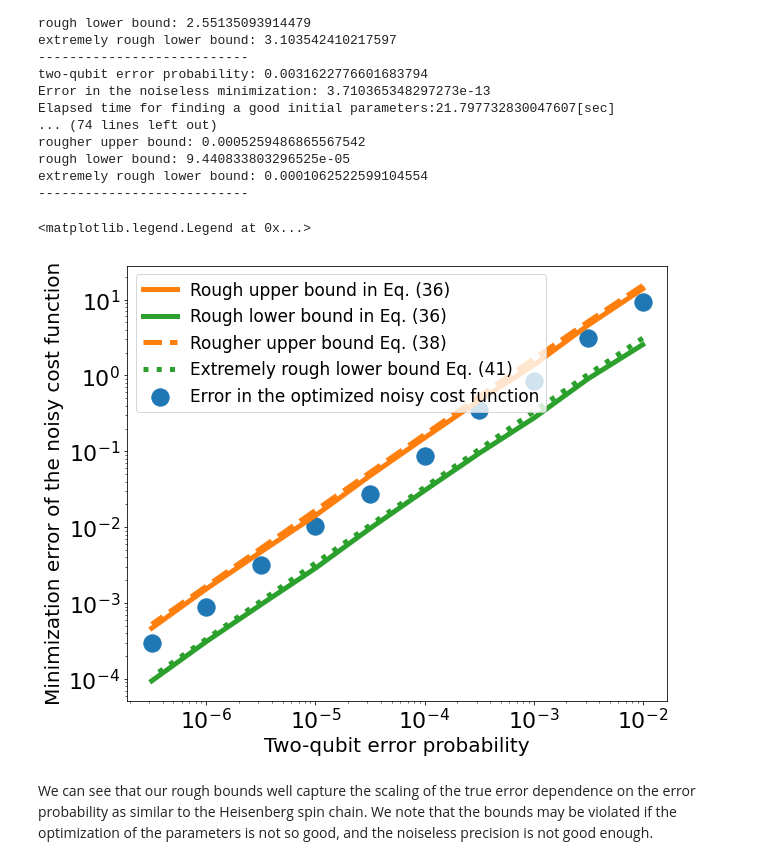
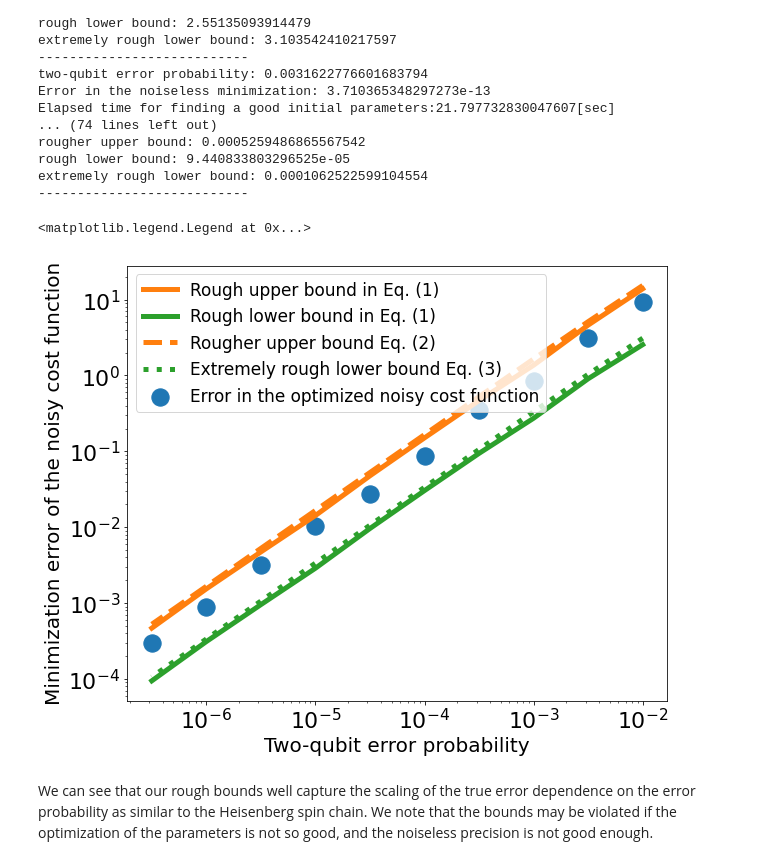
Before and after one commit to kosukeitos/VQA_Error_Bounds, a Jupyter notebook: Error_bounds.ipynb, the cells around one changed output. Saved outputs shown, nothing was run; the diff lists cells and outputs as text; code cells hidden in the pictures.

```diff
--- a/Error_bounds.ipynb
+++ b/Error_bounds.ipynb
@@ -310,14 +337,16 @@ fig, axes = plt.subplots(1, 1, figsize = (10, 8))
 noise_rate_list = np.array(noise_rate_list)
 
 axes.scatter(noise_rate_list, error_list_H, label="Error in the optimized noisy cost function", s=300)
-axes.plot(noise_rate_list, UB_list_H, label="Rough upper bound in Eq. (36)", color = 'tab:orange', lw = 5)
-axes.plot(noise_rate_list, LB_list_H, label="Rough lower bound in Eq. (36)", color = 'tab:green', lw = 5)
-axes.plot(noise_rate_list, UB_rougher_list_H, label="Rougher upper bound Eq. (38)", color = 'tab:orange', lw = 5, linestyle = 'dashed')
-axes.plot(noise_rate_list, LB_extr_list_H, label="Extremely rough lower bound Eq. (41)", color = 'tab:green', linestyle = 'dotted', lw = 5)
+axes.plot(noise_rate_list, UB_list_H, label="Rough upper bound in Eq. (1)", color = 'tab:orange', lw = 5)
+axes.plot(noise_rate_list, UB_norm_list, label="Rough upper bound in Eq. (1) using norm", color = 'tab:red', lw = 5)
+axes.plot(noise_rate_list, LB_list_H, label="Rough lower bound in Eq. (1)", color = 'tab:green', lw = 5)
+axes.plot(noise_rate_list, UB_rougher_list_H, label="Rougher upper bound Eq. (2)", color = 'tab:orange', lw = 5, linestyle = 'dashed')
+axes.plot(noise_rate_list, UB_rougher_norm_list, label="Rougher upper bound Eq. (2) using norm", color = 'tab:red', lw = 5, linestyle = 'dashed')
+axes.plot(noise_rate_list, LB_extr_list_H, label="Extremely rough lower bound Eq. (3)", color = 'tab:green', linestyle = 'dotted', lw = 5)
 
 plt.xticks(fontsize=22)
 plt.yticks(fontsize=22)
-plt.rc('legend',fontsize=17)
+plt.rc('legend',fontsize=15)
 
 axes.set_yscale('log')
 axes.set_xscale('log')
@@ -610,31 +640,31 @@ extremely rough lower bound: 0.0001062522599104554
 # %%
 fig, axes = plt.subplots(1, 1, figsize = (10, 8))
 
 
 noise_rate_list = np.array(noise_rate_list)
 
 axes.scatter(noise_rate_list, error_list, label="Error in the optimized noisy cost function", s=300)
-axes.plot(noise_rate_list, UB_list, label="Rough upper bound in Eq. (36)", color = 'tab:orange', lw = 5)
-axes.plot(noise_rate_list, LB_list, label="Rough lower bound in Eq. (36)", color = 'tab:green', lw = 5)
-axes.plot(noise_rate_list, UB_rougher_list, label="Rougher upper bound Eq. (38)", color = 'tab:orange', lw = 5, linestyle = 'dashed')
-axes.plot(noise_rate_list, LB_extr_list, label="Extremely rough lower bound Eq. (41)", color = 'tab:green', linestyle = 'dotted', lw = 5)
+axes.plot(noise_rate_list, UB_list, label="Rough upper bound in Eq. (1)", color = 'tab:orange', lw = 5)
+axes.plot(noise_rate_list, LB_list, label="Rough lower bound in Eq. (1)", color = 'tab:green', lw = 5)
+axes.plot(noise_rate_list, UB_rougher_list, label="Rougher upper bound Eq. (2)", color = 'tab:orange', lw = 5, linestyle = 'dashed')
+axes.plot(noise_rate_list, LB_extr_list, label="Extremely rough lower bound Eq. (3)", color = 'tab:green', linestyle = 'dotted', lw = 5)
 
 plt.xticks(fontsize=22)
 plt.yticks(fontsize=22)
 plt.rc('legend',fontsize=17)
 
 axes.set_yscale('log')
 axes.set_xscale('log')
 
 axes.set_xlabel('Two-qubit error probability', fontsize=20)
 axes.set_ylabel('Minimization error of the noisy cost function', fontsize=20)
 
 fig.subplots_adjust(left=0.15)
 
 axes.legend(loc=2)
 # %% [output]
 <matplotlib.legend.Legend at 0x...>
-[figure, old version]
+[figure, new version]
 # %% [markdown]
 We can see that our rough bounds well capture the scaling of the true error dependence on the error probability as similar to the Heisenberg spin chain.
 We note that the bounds may be violated if the optimization of the parameters is not so good, and the noiseless precision is not good enough.
```
Also changed, not shown: parts of 7 cells of this notebook.
